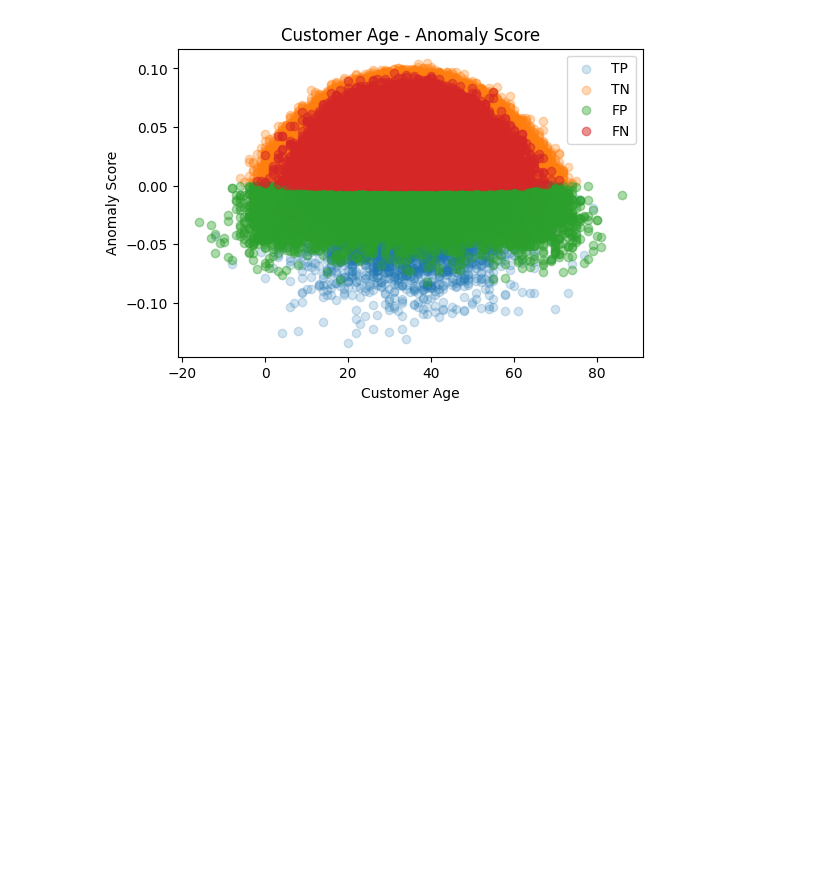
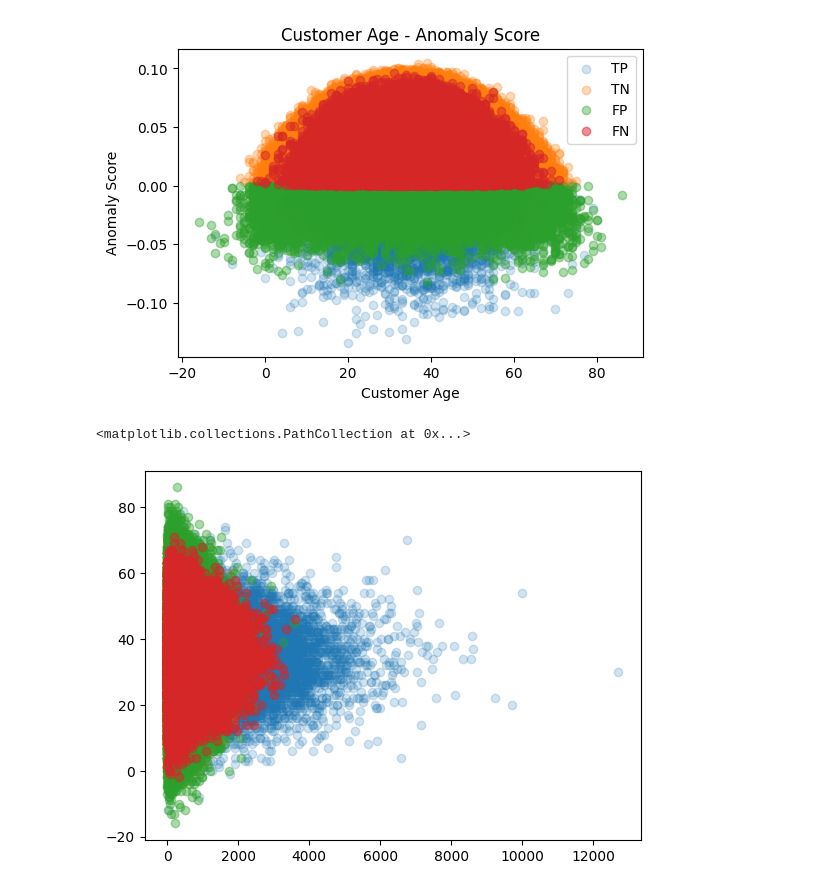
Before and after one commit to pentakll4002/IS403_Q13, a Jupyter notebook: isolation_forest.ipynb, the cells around one changed output. Cells and saved outputs as stored; diff of their text form; code cells hidden in the pictures; blank space fills up the shorter version.

```diff
--- a/isolation_forest.ipynb
+++ b/isolation_forest.ipynb
@@ -138,3 +138,5 @@ print(len(df.columns))
 
 # plt.tight_layout()
 # plt.show()
+# %%
+df = df[df['Customer Age']>0]
@@ -446,3 +454,11 @@ plt.show()
 # %% [output]
 [figure]
 [figure]
+# %%
+plt.scatter(df[df['Type'] == 'TP']['Transaction Amount'], df[df['Type'] == 'TP']['Customer Age'], label='TP', alpha=0.2)
+plt.scatter(df[df['Type'] == 'TN']['Transaction Amount'], df[df['Type'] == 'TN']['Customer Age'], label='TN', alpha=0.3)
+plt.scatter(df[df['Type'] == 'FP']['Transaction Amount'], df[df['Type'] == 'FP']['Customer Age'], label='FP', alpha=0.4)
+plt.scatter(df[df['Type'] == 'FN']['Transaction Amount'], df[df['Type'] == 'FN']['Customer Age'], label='FN', alpha=0.5)
+# %% [output]
+<matplotlib.collections.PathCollection at 0x...>
+[figure, added]
```
Also changed, not shown: parts of 3 cells of this notebook.
